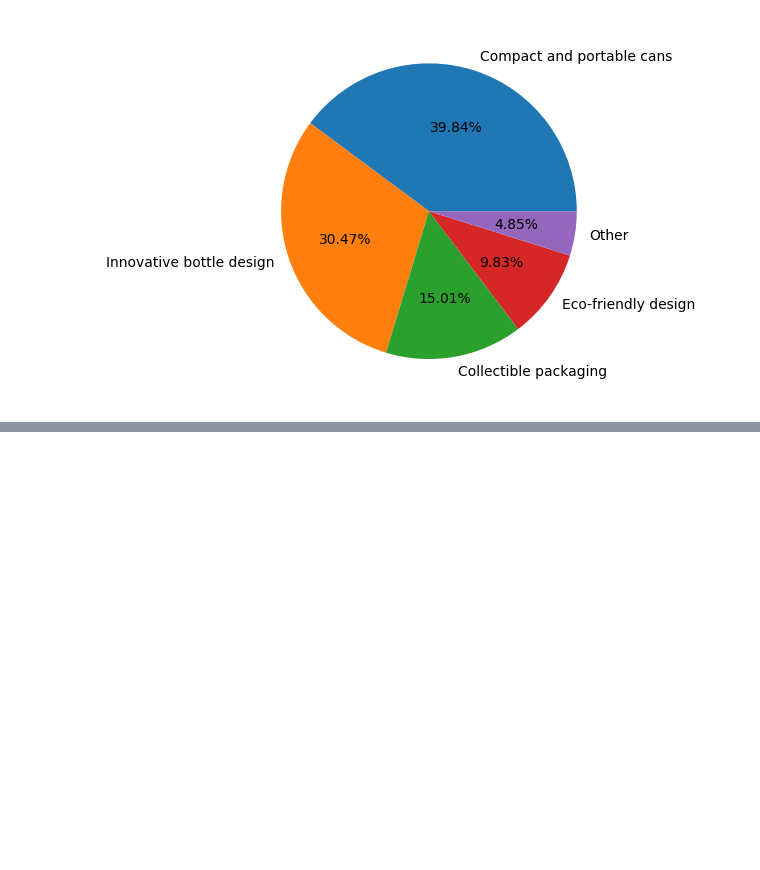
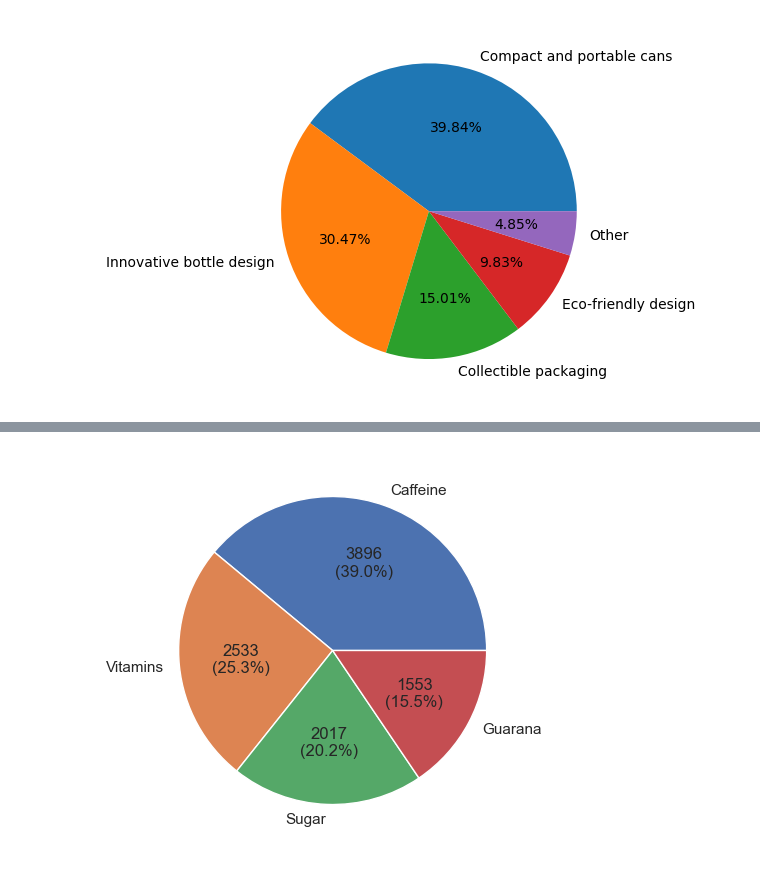
Before and after one commit to sourabhms66/Food_-_Beverage_Marketing, a Jupyter notebook: codes.ipynb, the cells around one changed output, grey strips where cells are left out. Drawn from its saved outputs; the diff is of its cells as text; code cells hidden in the pictures; blank space fills up the shorter version.

```diff
--- a/codes.ipynb
+++ b/codes.ipynb
@@ -324,0 +334,14 @@ plt.show()
+# %%
+sns.set(style="whitegrid")
+# creating a function to see the actual values
+def func(pct, allvalues):
+    absolute = int(pct / 100. * sum(allvalues))
+    return f'{absolute}\n({pct:.1f}%)'
+
+# Create the pie chart
+values = df['Ingredients_expected'].value_counts()
+plt.figure(figsize=(5, 5))  # Optional: to adjust the figure size
+plt.pie(values, autopct=lambda pct: func(pct, values), labels=values.index)
+plt.show()
+# %% [output]
+[figure, added]
```
Also changed, not shown: parts of 2 cells of this notebook.
